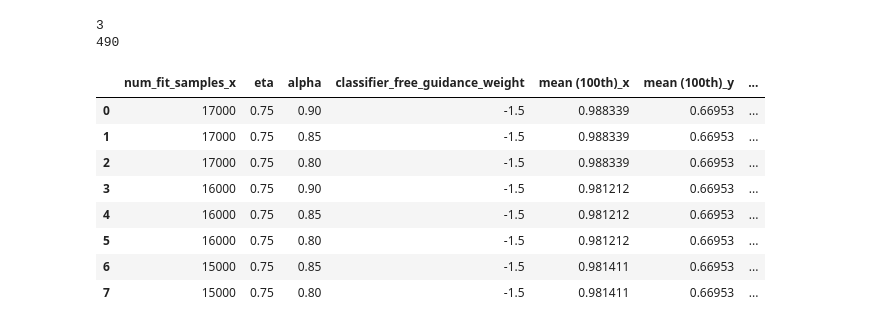
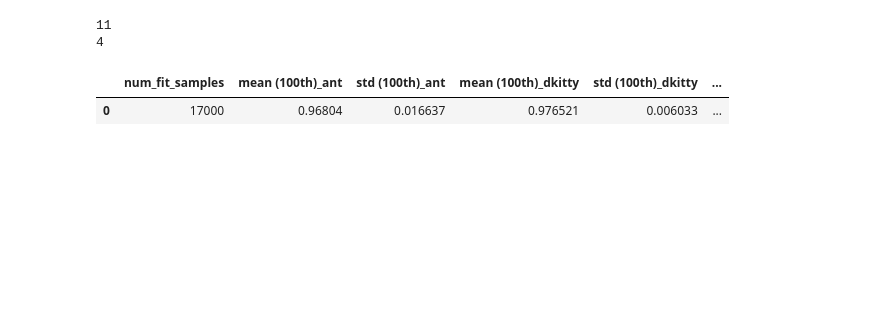
Before and after one commit to HungTT912/L2HD-setting-2, a Jupyter notebook: test.ipynb, the cells around one changed output. Cells and saved outputs as stored; diff of their text form; code cells hidden in the pictures; blank space fills up the shorter version.

```diff
--- a/test.ipynb
+++ b/test.ipynb
@@ -12,10 +12,10 @@ import numpy as np
 
 num_fit_samples_list = [10000,12000,13000,14000,15000,16000,17000,18000]
 best_tf8_hyper = None
-lengthscale = 5.3
+lengthscale = 6.25
 for num_fit_samples in num_fit_samples_list:
     best_tf8_hyper1 =  pd.read_csv(f'tuning_results/tune_23/result/tuning_result_tfbind8_num_fit_samples{num_fit_samples}_lengthscale{lengthscale}_sampling_lr0.05_delta0.25.csv')
-    best_tf8_hyper1 = best_tf8_hyper1[best_tf8_hyper1['mean (100th)']>0.980]
+    best_tf8_hyper1 = best_tf8_hyper1[best_tf8_hyper1['mean (100th)']>0.985]
     best_tf8_hyper = pd.concat([best_tf8_hyper,best_tf8_hyper1])
 best_tf8_hyper_1 = best_tf8_hyper[['eta', 'alpha', 'classifier_free_guidance_weight']].to_numpy()
 best_tf8_hyper_1 = np.unique(best_tf8_hyper_1,axis=0)
@@ -124,31 +124,55 @@ print(torch.equal(offline_y_1, offline_y_2))  # Check if offline_y are the same
 # %%
 import pandas as pd
 
 lengthscale = 6.25
-best_tf10_hyper = pd.read_csv(f'./tuning_results/tune_23/result/tuning_result_tfbind10_lengthscale{lengthscale}_sampling_lr0.05_delta0.25.csv')
-best_tf10_hyper = best_tf10_hyper[best_tf10_hyper['mean (100th)']>0.6695]
+best_tf10_hyper = pd.read_csv(f'./tuning_results/tune_23/result/tuning_result_tfbind10_lengthscale{lengthscale}_sampling_lr0.05_delta0.25_1.csv')
+best_tf10_hyper = best_tf10_hyper[best_tf10_hyper['mean (100th)']>0.668]
 num_fit_samples_list = [10000,12000,13000,14000,15000,16000,17000,18000]
 best_tf8_hyper = None
 print(len(best_tf10_hyper))
 for num_fit_samples in num_fit_samples_list:
     best_tf8_hyper_1 = pd.read_csv(f'./tuning_results/tune_23/result/tuning_result_tfbind8_num_fit_samples{num_fit_samples}_lengthscale{lengthscale}_sampling_lr0.05_delta0.25.csv')
-    best_tf8_hyper_1 = best_tf8_hyper_1[best_tf8_hyper_1['mean (100th)']>0.9795]
+    best_tf8_hyper_1 = best_tf8_hyper_1[best_tf8_hyper_1['mean (100th)']>0.988]
     best_tf8_hyper = pd.concat([best_tf8_hyper_1, best_tf8_hyper])
 print(len(best_tf8_hyper))
 best_tf8_hyper= best_tf8_hyper.merge(best_tf10_hyper, on = ['sampling_lr','eta','alpha','delta','lengthscale','classifier_free_guidance_weight'])
-best_tf8_hyper[['num_fit_samples_x','eta','alpha','classifier_free_guidance_weight','mean (100th)_x','mean (100th)_y','std (100th)_x','std (100th)_y']]
+best_tf8_hyper = best_tf8_hyper[['num_fit_samples_x','eta','alpha','classifier_free_guidance_weight','mean (100th)_x','mean (100th)_y','std (100th)_x','std (100th)_y']]
+# Rename columns
+best_tf8_hyper = best_tf8_hyper.rename(columns={
+    'num_fit_samples_x': 'num_fit_samples',
+    'eta': 'eta_tf',
+    'alpha': 'alpha',
+    'classifier_free_guidance_weight': 'classifier_free_guidance_weight',
+    'mean (100th)_x': 'mean (100th)_tf8',
+    'mean (100th)_y': 'mean (100th)_tf10',
+    'std (100th)_x': 'std (100th)_tf8',
+    'std (100th)_y': 'std (100th)_tf10'
+})
+
+best_ant_hyper = pd.read_csv('tuning_results/tune_23/result/tuning_result_ant_lengthscale1.0_sampling_lr0.001_delta0.25.csv')
+best_ant_hyper = best_ant_hyper[best_ant_hyper['mean (100th)']>0.968]
+best_dkitty_hyper = pd.read_csv('tuning_results/tune_23/result/tuning_result_dkitty_lengthscale1.0_sampling_lr0.001_delta0.25.csv')
+best_dkitty_hyper = best_dkitty_hyper[best_dkitty_hyper['mean (100th)']>0.97]
+best_ant_hyper = best_ant_hyper.merge(best_dkitty_hyper,on = ['sampling_lr','eta','alpha','delta','lengthscale','classifier_free_guidance_weight'])
+
+best_ant_hyper = best_ant_hyper[['eta','alpha','classifier_free_guidance_weight','mean (100th)_x','mean (100th)_y','std (100th)_x','std (100th)_y']]
+
+best_ant_hyper = best_ant_hyper.rename(columns={
+    'eta': 'eta_cont',
+    'alpha': 'alpha',
+    'classifier_free_guidance_weight': 'classifier_free_guidance_weight',
+    'mean (100th)_x': 'mean (100th)_ant',
+    'mean (100th)_y': 'mean (100th)_dkitty',
+    'std (100th)_x': 'std (100th)_ant',
+    'std (100th)_y': 'std (100th)_dkitty'
+})
+best_ant_hyper = best_ant_hyper.merge(best_tf8_hyper, on=['alpha','classifier_free_guidance_weight'])
+best_ant_hyper[['num_fit_samples','mean (100th)_ant','std (100th)_ant','mean (100th)_dkitty','std (100th)_dkitty','mean (100th)_tf8','std (100th)_tf8', 'mean (100th)_tf10', 'std (100th)_tf10']]
 # %% [output]
-3
-490
+11
+4
-|  | num_fit_samples_x | eta | alpha | classifier_free_guidance_weight | mean (100th)_x | mean (100th)_y | ... |
-| 0 | 17000 | 0.75 | 0.90 | -1.5 | 0.988339 | 0.66953 | ... |
-| 1 | 17000 | 0.75 | 0.85 | -1.5 | 0.988339 | 0.66953 | ... |
-| 2 | 17000 | 0.75 | 0.80 | -1.5 | 0.988339 | 0.66953 | ... |
-| 3 | 16000 | 0.75 | 0.90 | -1.5 | 0.981212 | 0.66953 | ... |
-| 4 | 16000 | 0.75 | 0.85 | -1.5 | 0.981212 | 0.66953 | ... |
-| 5 | 16000 | 0.75 | 0.80 | -1.5 | 0.981212 | 0.66953 | ... |
-| 6 | 15000 | 0.75 | 0.85 | -1.5 | 0.981411 | 0.66953 | ... |
-| 7 | 15000 | 0.75 | 0.80 | -1.5 | 0.981411 | 0.66953 | ... |
+|  | num_fit_samples | mean (100th)_ant | std (100th)_ant | mean (100th)_dkitty | std (100th)_dkitty | ... |
+| 0 | 17000 | 0.96804 | 0.016637 | 0.976521 | 0.006033 | ... |
 # %%
 import pandas as pd
 best_ant_hyper = pd.read_csv('tuning_results/tune_23/result/tuning_result_ant_lengthscale1.0_sampling_lr0.001_delta0.25.csv')
```
Also changed, not shown: parts of 1 cell of this notebook, 4 other files.
